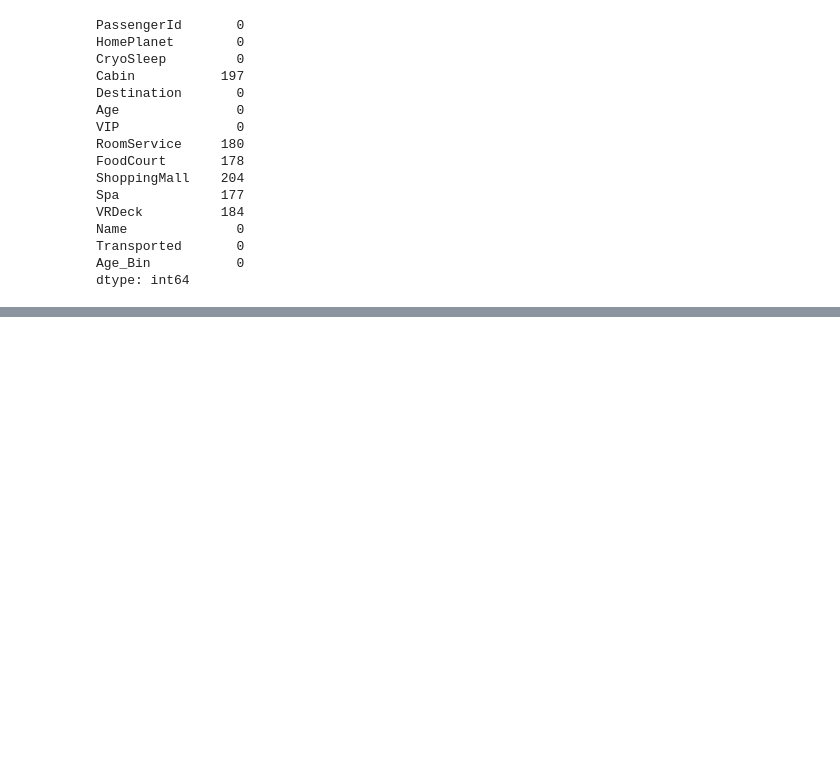
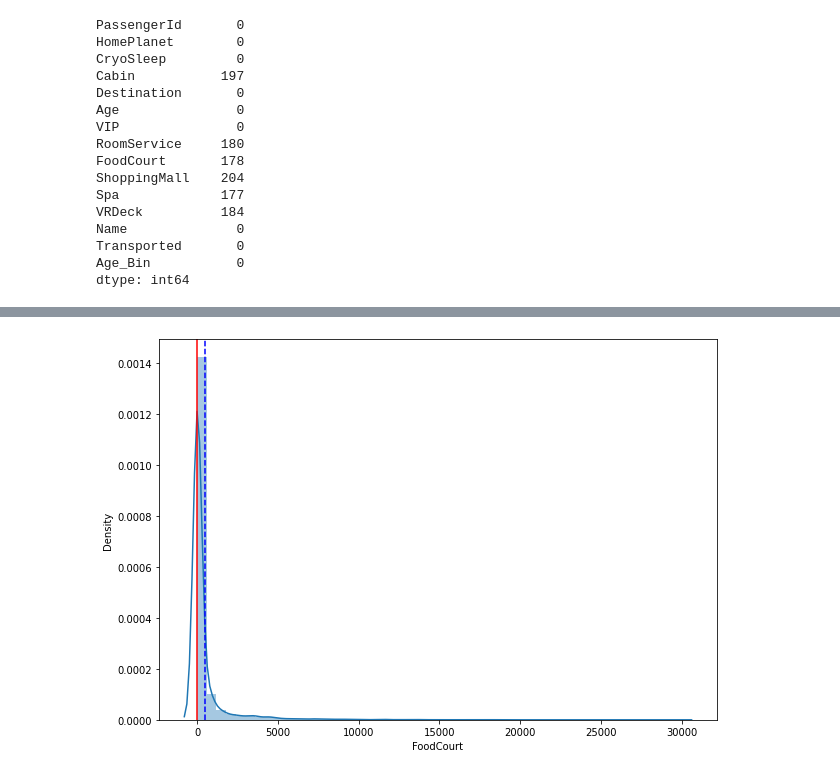
Before and after one commit to ShyamSundhar1411/My-ML-Notebooks, a Jupyter notebook: Classifications/SpaceShip_Titanic_Classification.ipynb, the cells around one changed output, grey strips where cells are left out. Saved outputs shown, nothing was run; the diff lists cells and outputs as text; code cells hidden in the pictures; blank space fills up the shorter version.

```diff
--- a/Classifications/SpaceShip_Titanic_Classification.ipynb
+++ b/Classifications/SpaceShip_Titanic_Classification.ipynb
@@ -209,0 +222,5 @@ dtype: int64
+# %%
+## FoodCourt
+mean_median_plot(train_dataset,'FoodCourt')
+# %% [output]
+[figure, added]
```
Also changed, not shown: parts of 41 cells of this notebook.
